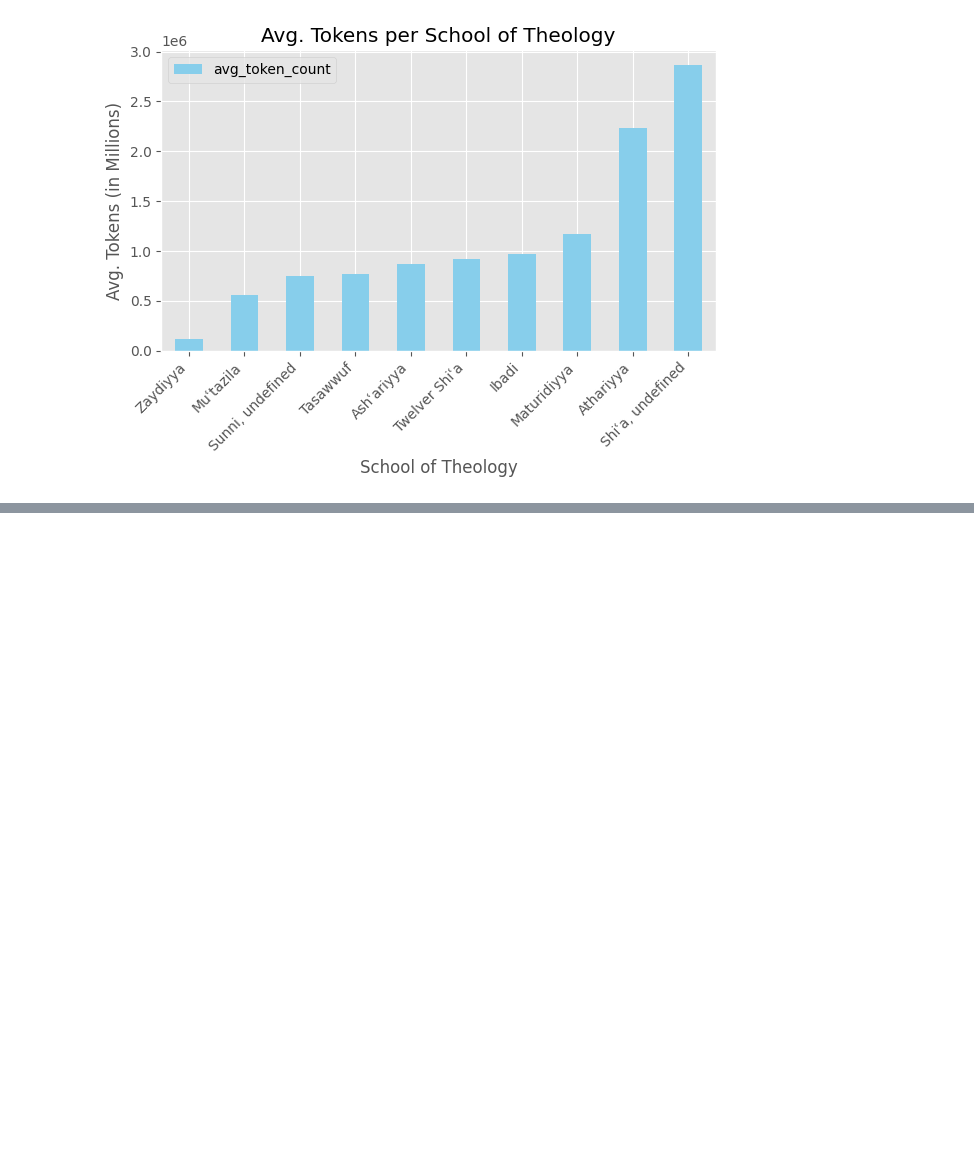
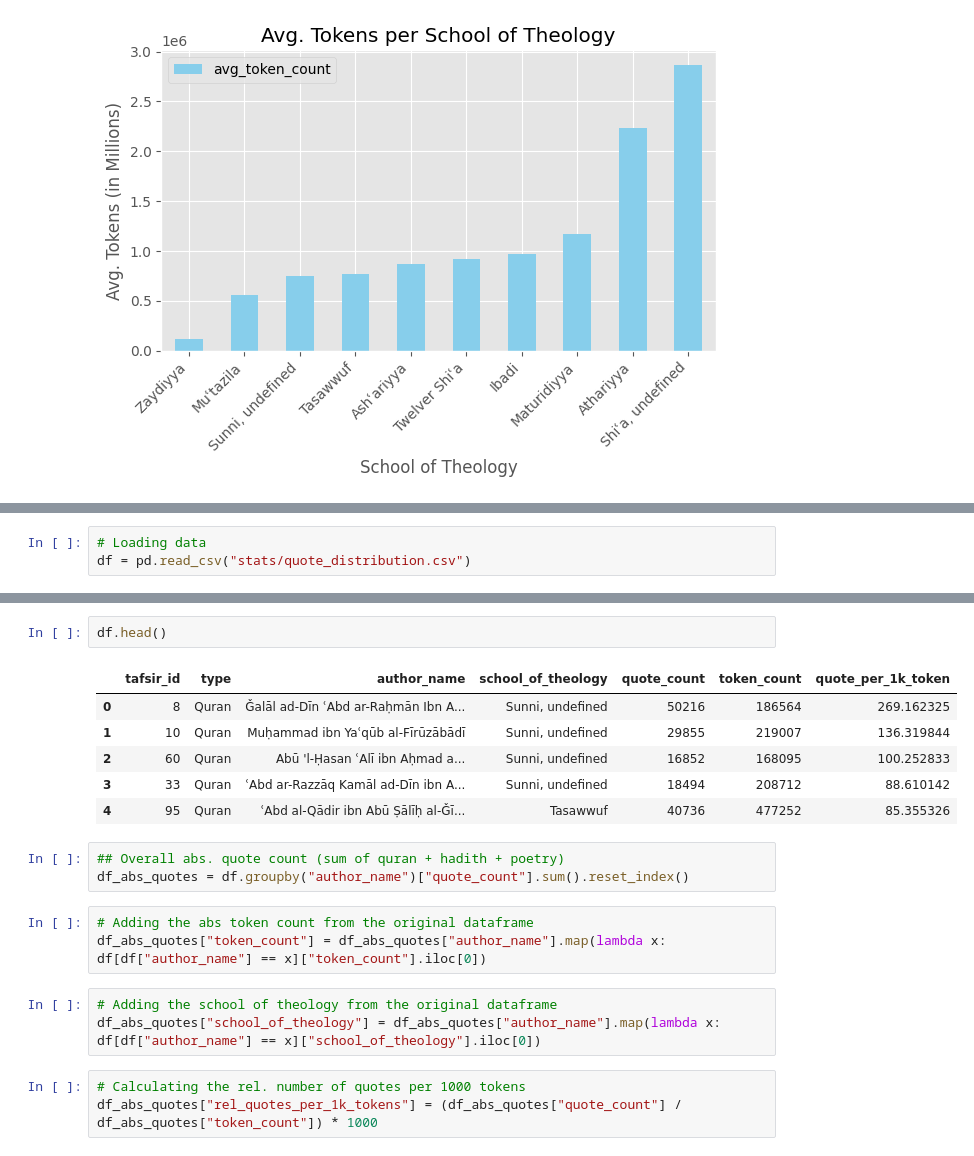
Before and after one commit to thomjur/a01-clustering-sc1-1, a Jupyter notebook: EDA.ipynb, the cells around one changed output, grey strips where cells are left out. Drawn from its saved outputs; the diff is of its cells as text; blank space fills up the shorter version.

```diff
--- a/EDA.ipynb
+++ b/EDA.ipynb
@@ -68,0 +72,3 @@ plt.savefig("images/avg_tokens_sot.jpg")
+# %%
+# Loading data
+df = pd.read_csv("stats/quote_distribution.csv")
@@ -68,0 +92,21 @@ plt.savefig("images/avg_tokens_sot.jpg")
+# %%
+df.head()
+# %% [output]
+|  | tafsir_id | type | author_name | school_of_theology | quote_count | token_count | quote_per_1k_token |
+| 0 | 8 | Quran | Ǧalāl ad-Dīn ʿAbd ar-Raḥmān Ibn A... | Sunni, undefined | 50216 | 186564 | 269.162325 |
+| 1 | 10 | Quran | Muḥammad ibn Yaʿqūb al-Fīrūzābādī | Sunni, undefined | 29855 | 219007 | 136.319844 |
+| 2 | 60 | Quran | Abū 'l-Ḥasan ʿAlī ibn Aḥmad a... | Sunni, undefined | 16852 | 168095 | 100.252833 |
+| 3 | 33 | Quran | ʿAbd ar-Razzāq Kamāl ad-Dīn ibn A... | Sunni, undefined | 18494 | 208712 | 88.610142 |
+| 4 | 95 | Quran | ʿAbd al-Qādir ibn Abū Ṣālīḥ al-Ǧī... | Tasawwuf | 40736 | 477252 | 85.355326 |
+# %%
+## Overall abs. quote count (sum of quran + hadith + poetry)
+df_abs_quotes = df.groupby("author_name")["quote_count"].sum().reset_index()
+# %%
+# Adding the abs token count from the original dataframe
+df_abs_quotes["token_count"] = df_abs_quotes["author_name"].map(lambda x: df[df["author_name"] == x]["token_count"].iloc[0])
+# %%
+# Adding the school of theology from the original dataframe
+df_abs_quotes["school_of_theology"] = df_abs_quotes["author_name"].map(lambda x: df[df["author_name"] == x]["school_of_theology"].iloc[0])
+# %%
+# Calculating the rel. number of quotes per 1000 tokens
+df_abs_quotes["rel_quotes_per_1k_tokens"] = (df_abs_quotes["quote_count"] / df_abs_quotes["token_count"]) * 1000
```
Also changed, not shown: parts of 6 cells of this notebook, 3 other files.
